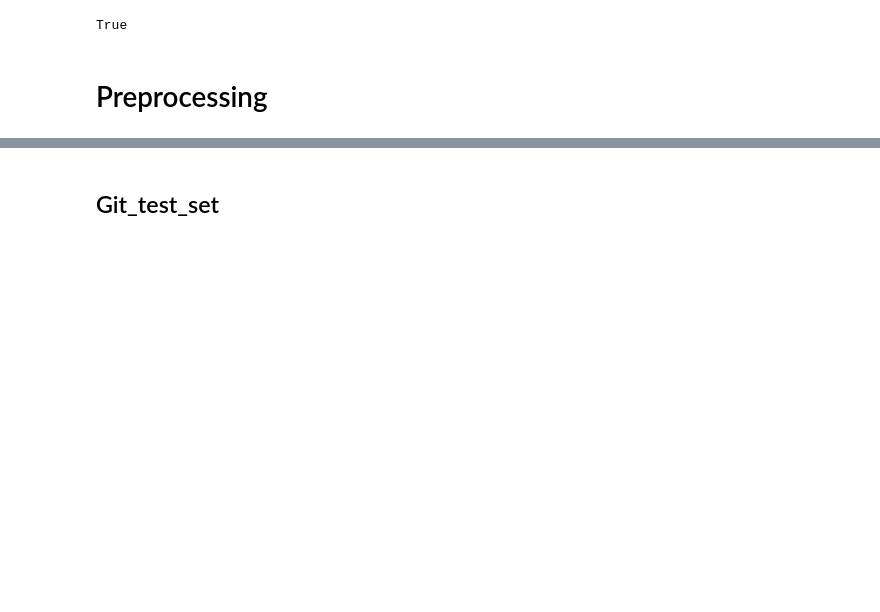
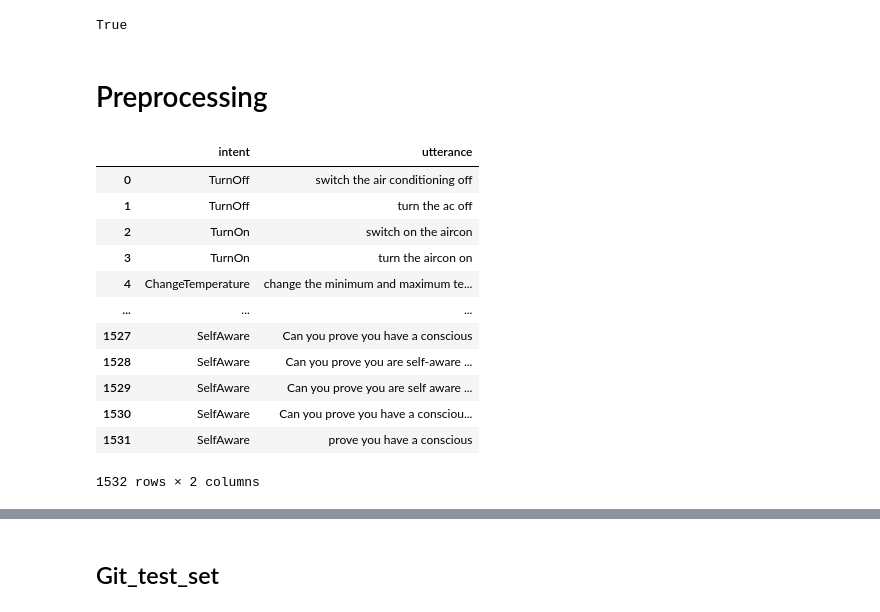
Before and after one commit to Fuohna/nlp-simple-chatbot-v1, a Jupyter notebook: simple_chatbot.ipynb, the cells around one changed output, grey strips where cells are left out. Saved outputs shown, nothing was run; the diff lists cells and outputs as text; code cells hidden in the pictures; blank space fills up the shorter version.

```diff
--- a/simple_chatbot.ipynb
+++ b/simple_chatbot.ipynb
@@ -26,7 +27,21 @@ leyzer_dev_df = pd.DataFrame(pd.read_csv(leyzer_dev_url, sep='\t'))
 # %%
 leyzer_df = leyzer_dev_df
-leyzer_df.drop(["bio"], axis = 1, inplace = True)
-# leyzer_df
+# leyzer_df.drop(["bio"], axis = 1, inplace = True)
+leyzer_df
+# %% [output]
+|  | intent | utterance |
+| 0 | TurnOff | switch the air conditioning off |
+| 1 | TurnOff | turn the ac off |
+| 2 | TurnOn | switch on the aircon |
+| 3 | TurnOn | turn the aircon on |
+| 4 | ChangeTemperature | change the minimum and maximum te... |
+| ... | ... | ... |
+| 1527 | SelfAware | Can you prove you have a conscious |
+| 1528 | SelfAware | Can you prove you are self-aware ... |
+| 1529 | SelfAware | Can you prove you are self aware ... |
+| 1530 | SelfAware | Can you prove you have a consciou... |
+| 1531 | SelfAware | prove you have a conscious |
+1532 rows × 2 columns
 # %%
 leyzer_df['utterance'] = leyzer_df['utterance'].apply(lambda sequence: [ltrs.lower() for ltrs in sequence if ltrs not in string.punctuation])
 leyzer_df
```
Also changed, not shown: parts of 15 cells of this notebook.
